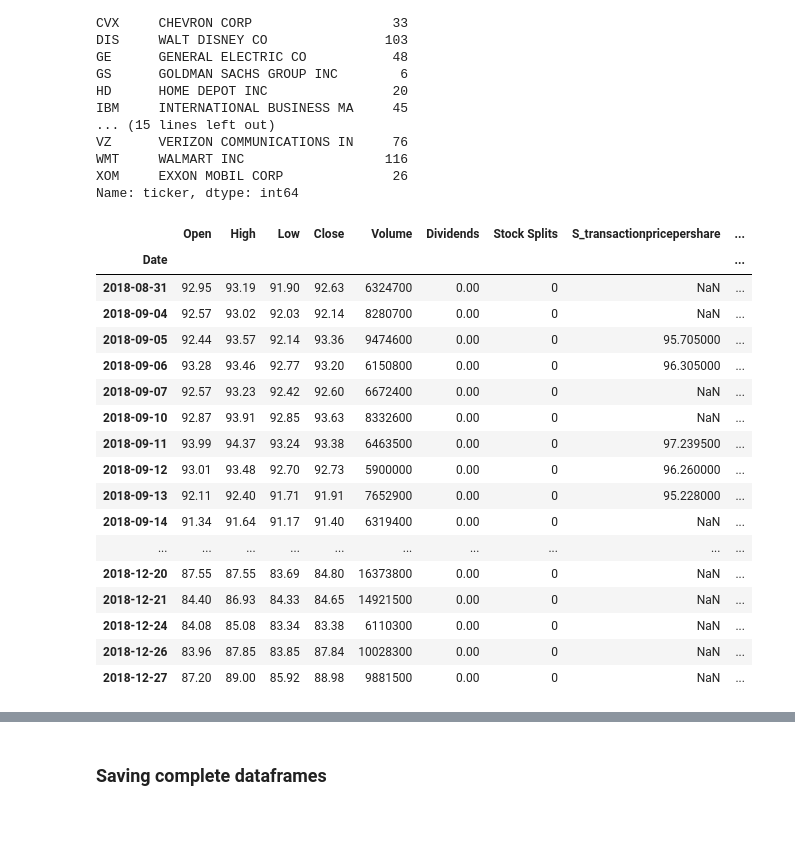
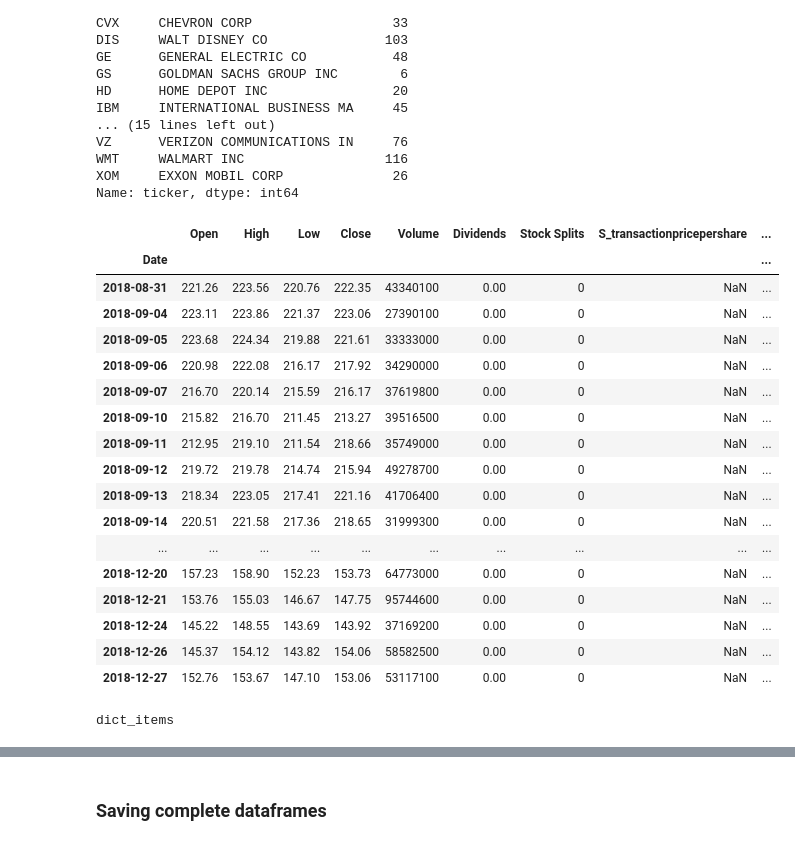
Before and after one commit to factoredai/insiderTradingAPI_v1, a Jupyter notebook: notebooks/insider_quandl.ipynb, the cells around one changed output, grey strips where cells are left out. Cells and saved outputs as stored; diff of their text form; code cells hidden in the pictures.

```diff
--- a/notebooks/insider_quandl.ipynb
+++ b/notebooks/insider_quandl.ipynb
@@ -146,26 +146,30 @@ for symbol in symbols:
                              interval="1d")
     dict_frames[symbol] = stock_df.merge(curr_table, how="left", left_index=True, right_index=True)
 # %%
-dict_frames["WMT"]
+dict_frames["AAPL"]
 # %% [output]
 |  | Open | High | Low | Close | Volume | Dividends | Stock Splits | S_transactionpricepershare | ... |
 | Date |  |  |  |  |  |  |  |  | ... |
-| 2018-08-31 | 92.95 | 93.19 | 91.90 | 92.63 | 6324700 | 0.00 | 0 | NaN | ... |
-| 2018-09-04 | 92.57 | 93.02 | 92.03 | 92.14 | 8280700 | 0.00 | 0 | NaN | ... |
-| 2018-09-05 | 92.44 | 93.57 | 92.14 | 93.36 | 9474600 | 0.00 | 0 | 95.705000 | ... |
-| 2018-09-06 | 93.28 | 93.46 | 92.77 | 93.20 | 6150800 | 0.00 | 0 | 96.305000 | ... |
-| 2018-09-07 | 92.57 | 93.23 | 92.42 | 92.60 | 6672400 | 0.00 | 0 | NaN | ... |
-| 2018-09-10 | 92.87 | 93.91 | 92.85 | 93.63 | 8332600 | 0.00 | 0 | NaN | ... |
-| 2018-09-11 | 93.99 | 94.37 | 93.24 | 93.38 | 6463500 | 0.00 | 0 | 97.239500 | ... |
-| 2018-09-12 | 93.01 | 93.48 | 92.70 | 92.73 | 5900000 | 0.00 | 0 | 96.260000 | ... |
-| 2018-09-13 | 92.11 | 92.40 | 91.71 | 91.91 | 7652900 | 0.00 | 0 | 95.228000 | ... |
-| 2018-09-14 | 91.34 | 91.64 | 91.17 | 91.40 | 6319400 | 0.00 | 0 | NaN | ... |
+| 2018-08-31 | 221.26 | 223.56 | 220.76 | 222.35 | 43340100 | 0.00 | 0 | NaN | ... |
+| 2018-09-04 | 223.11 | 223.86 | 221.37 | 223.06 | 27390100 | 0.00 | 0 | NaN | ... |
+| 2018-09-05 | 223.68 | 224.34 | 219.88 | 221.61 | 33333000 | 0.00 | 0 | NaN | ... |
+| 2018-09-06 | 220.98 | 222.08 | 216.17 | 217.92 | 34290000 | 0.00 | 0 | NaN | ... |
+| 2018-09-07 | 216.70 | 220.14 | 215.59 | 216.17 | 37619800 | 0.00 | 0 | NaN | ... |
+| 2018-09-10 | 215.82 | 216.70 | 211.45 | 213.27 | 39516500 | 0.00 | 0 | NaN | ... |
+| 2018-09-11 | 212.95 | 219.10 | 211.54 | 218.66 | 35749000 | 0.00 | 0 | NaN | ... |
+| 2018-09-12 | 219.72 | 219.78 | 214.74 | 215.94 | 49278700 | 0.00 | 0 | NaN | ... |
+| 2018-09-13 | 218.34 | 223.05 | 217.41 | 221.16 | 41706400 | 0.00 | 0 | NaN | ... |
+| 2018-09-14 | 220.51 | 221.58 | 217.36 | 218.65 | 31999300 | 0.00 | 0 | NaN | ... |
 | ... | ... | ... | ... | ... | ... | ... | ... | ... | ... |
-| 2018-12-20 | 87.55 | 87.55 | 83.69 | 84.80 | 16373800 | 0.00 | 0 | NaN | ... |
-| 2018-12-21 | 84.40 | 86.93 | 84.33 | 84.65 | 14921500 | 0.00 | 0 | NaN | ... |
-| 2018-12-24 | 84.08 | 85.08 | 83.34 | 83.38 | 6110300 | 0.00 | 0 | NaN | ... |
-| 2018-12-26 | 83.96 | 87.85 | 83.85 | 87.84 | 10028300 | 0.00 | 0 | NaN | ... |
-| 2018-12-27 | 87.20 | 89.00 | 85.92 | 88.98 | 9881500 | 0.00 | 0 | NaN | ... |
+| 2018-12-20 | 157.23 | 158.90 | 152.23 | 153.73 | 64773000 | 0.00 | 0 | NaN | ... |
+| 2018-12-21 | 153.76 | 155.03 | 146.67 | 147.75 | 95744600 | 0.00 | 0 | NaN | ... |
+| 2018-12-24 | 145.22 | 148.55 | 143.69 | 143.92 | 37169200 | 0.00 | 0 | NaN | ... |
+| 2018-12-26 | 145.37 | 154.12 | 143.82 | 154.06 | 58582500 | 0.00 | 0 | NaN | ... |
+| 2018-12-27 | 152.76 | 153.67 | 147.10 | 153.06 | 53117100 | 0.00 | 0 | NaN | ... |
+# %%
+dict_frames.items()
+# %% [output]
+dict_items
 # %%
 tot_columns = set()
 for key, val in dict_frames.items():
```
Also changed, not shown: parts of 1 cell of this notebook.
